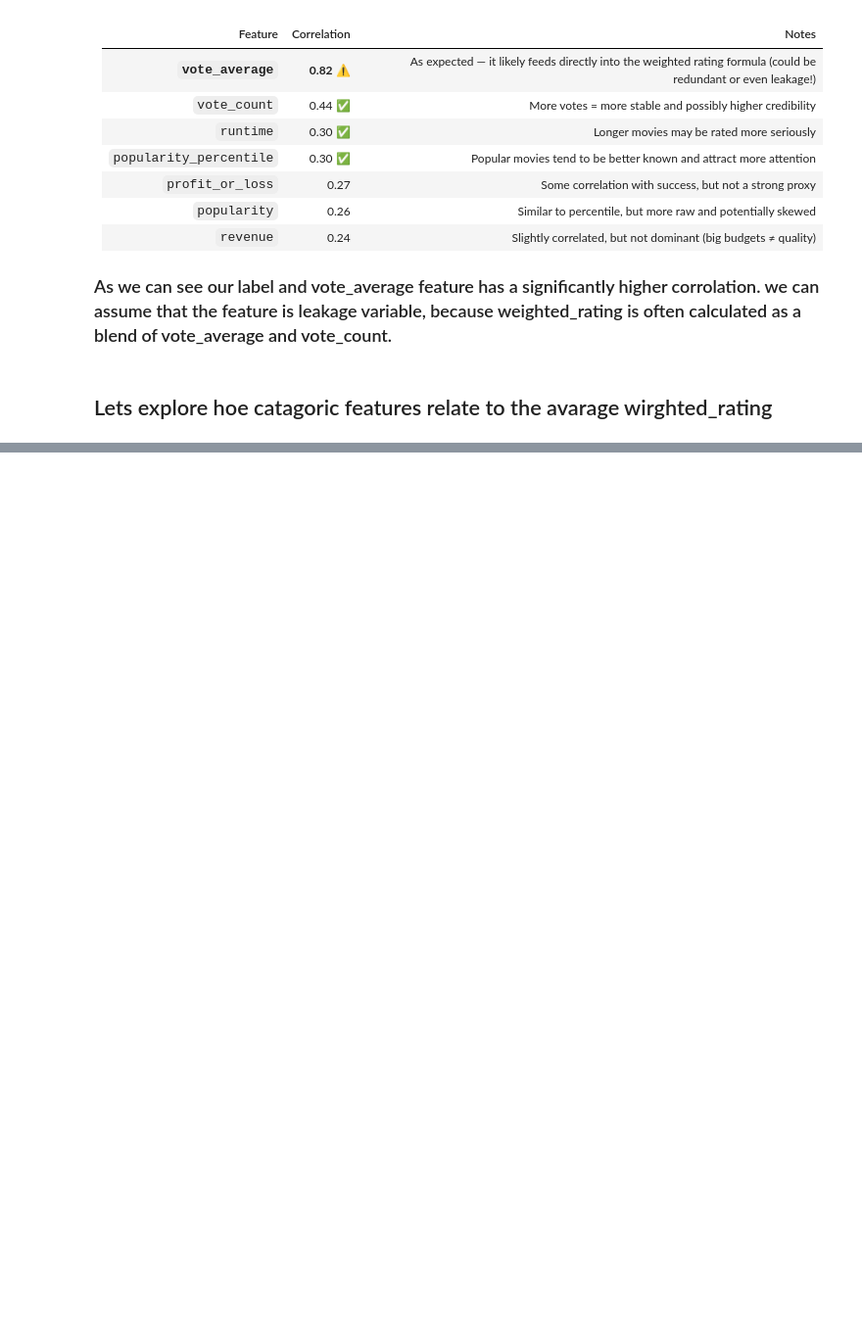
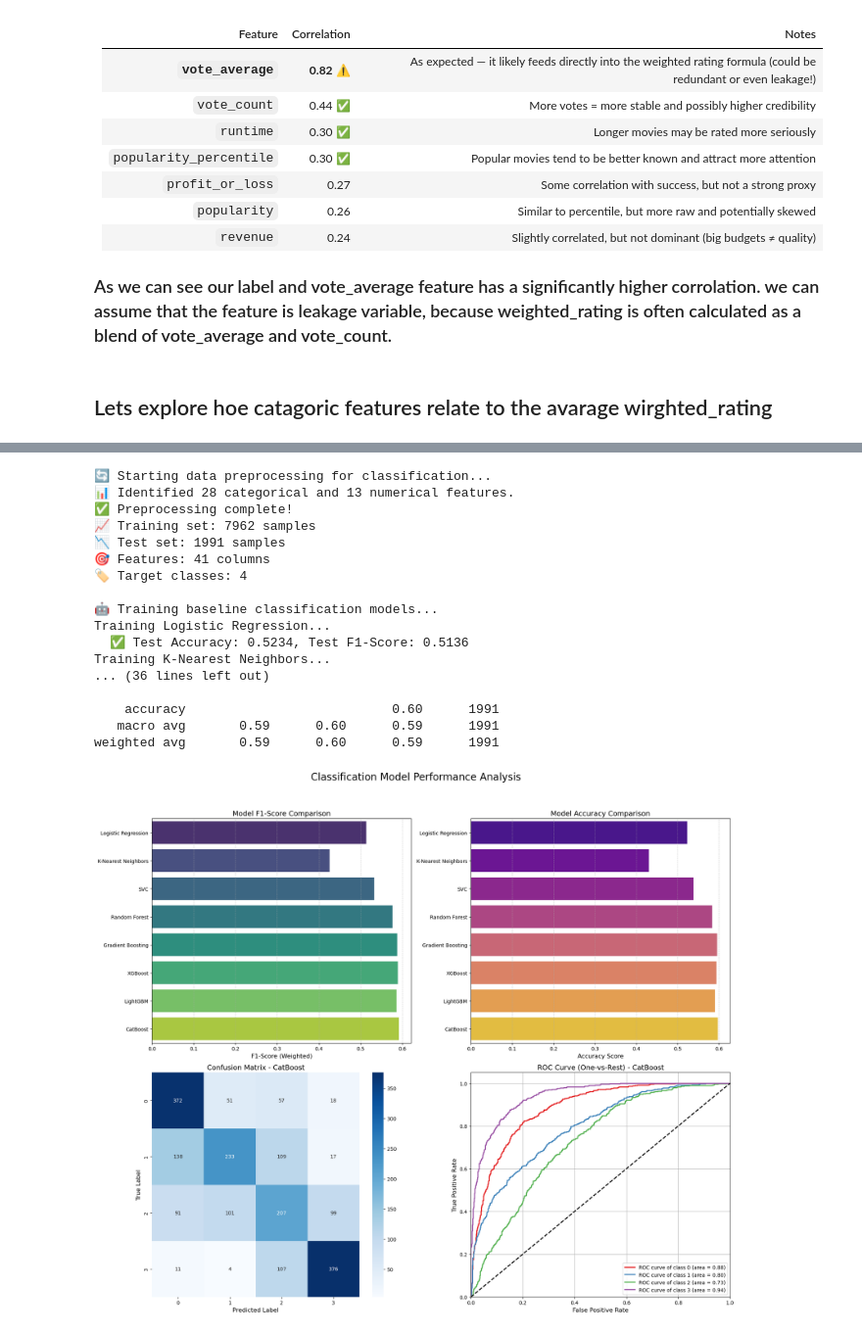
Before and after one commit to Shlezman/DS-principles-project, a Jupyter notebook: Omri-ml-predictions.ipynb, the cells around one changed output, grey strips where cells are left out. Shown at 98% size. Saved outputs shown, nothing was run; the diff lists cells and outputs as text; code cells hidden in the pictures; blank space fills up the shorter version.

```diff
--- a/Omri-ml-predictions.ipynb
+++ b/Omri-ml-predictions.ipynb
@@ -252,0 +1438,34 @@ KeyError: 'belongs_to_collectionnum_same_titlenum_production_companiesnum_produc
+# %%
+# # Option 1: Create binary classification from rating
+df = data.drop(columns=['id', 'title', 'release_date', 'vote_average', 'profit_or_loss'])
+# # df['weighted_rating'] = pd.cut(df['weighted_rating'], bins=10)
+# classifier_pipeline = MovieRatingClassifier(df)
+# classifier_pipeline.preprocess_data()
+# classifier_pipeline.train_baseline_models()
+# _, best_model = classifier_pipeline.evaluate_models()
+# classifier_pipeline.plot_results()
+
+classifier_pipeline = MovieRatingClassifier(df)
+classifier_pipeline.preprocess_data()
+classifier_pipeline.train_baseline_models()
+_, best_model = classifier_pipeline.evaluate_models()
+classifier_pipeline.plot_results()
+# %% [output]
+🔄 Starting data preprocessing for classification...
+📊 Identified 28 categorical and 13 numerical features.
+✅ Preprocessing complete!
+📈 Training set: 7962 samples
+📉 Test set: 1991 samples
+🎯 Features: 41 columns
+🏷️ Target classes: 4
+
+🤖 Training baseline classification models...
+Training Logistic Regression...
+  ✅ Test Accuracy: 0.5234, Test F1-Score: 0.5136
+Training K-Nearest Neighbors...
+... (36 lines left out)
+
+    accuracy                           0.60      1991
+   macro avg       0.59      0.60      0.59      1991
+weighted avg       0.59      0.60      0.59      1991
+[figure, added]
```
Also changed, not shown: parts of 19 cells of this notebook, 5 other files.
